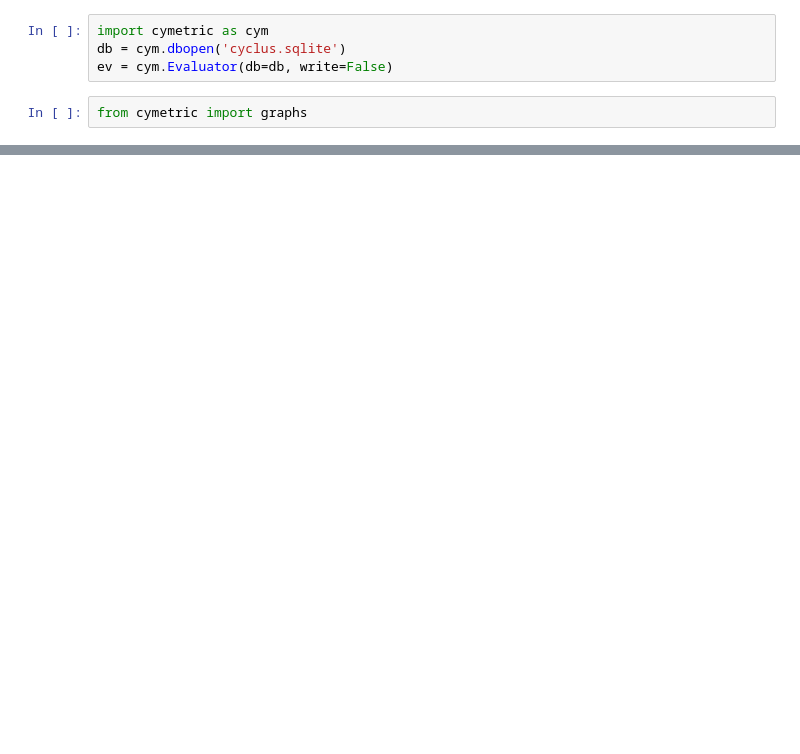
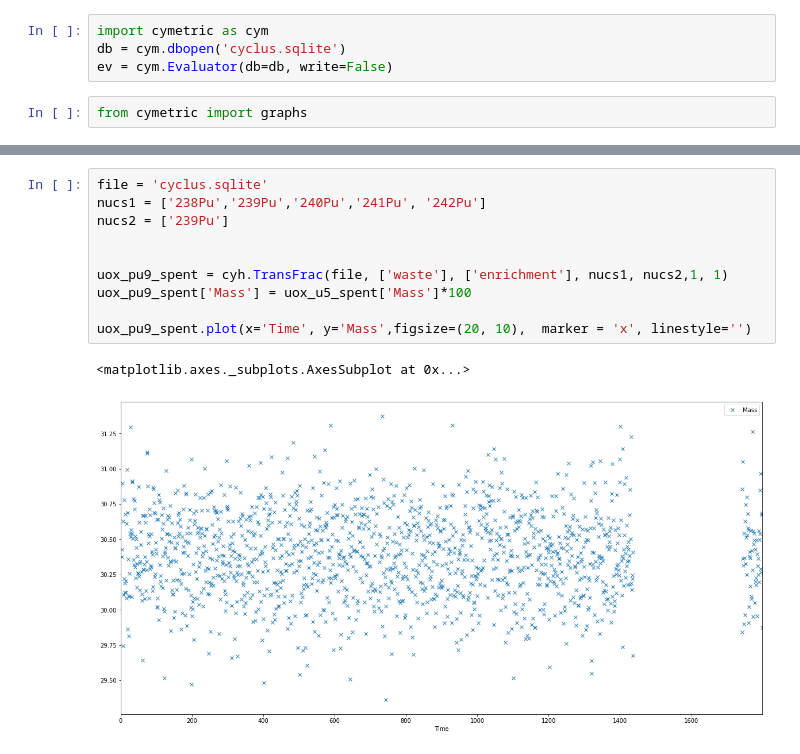
Before and after one commit to bam241/cvt_sensitivity, a Jupyter notebook: Untitled.ipynb, the cells around one changed output, grey strips where cells are left out. Saved outputs shown, nothing was run; the diff lists cells and outputs as text; blank space fills up the shorter version.

```diff
--- a/Untitled.ipynb
+++ b/Untitled.ipynb
@@ -72,0 +94,13 @@ powe
+# %%
+file = 'cyclus.sqlite'
+nucs1 = ['238Pu','239Pu','240Pu','241Pu', '242Pu']
+nucs2 = ['239Pu']
+
+
+uox_pu9_spent = cyh.TransFrac(file, ['waste'], ['enrichment'], nucs1, nucs2,1, 1)
+uox_pu9_spent['Mass'] = uox_u5_spent['Mass']*100
+
+uox_pu9_spent.plot(x='Time', y='Mass',figsize=(20, 10),  marker = 'x', linestyle='')
+# %% [output]
+<matplotlib.axes._subplots.AxesSubplot at 0x...>
+[figure, added]
```
Also changed, not shown: parts of 13 cells of this notebook.
